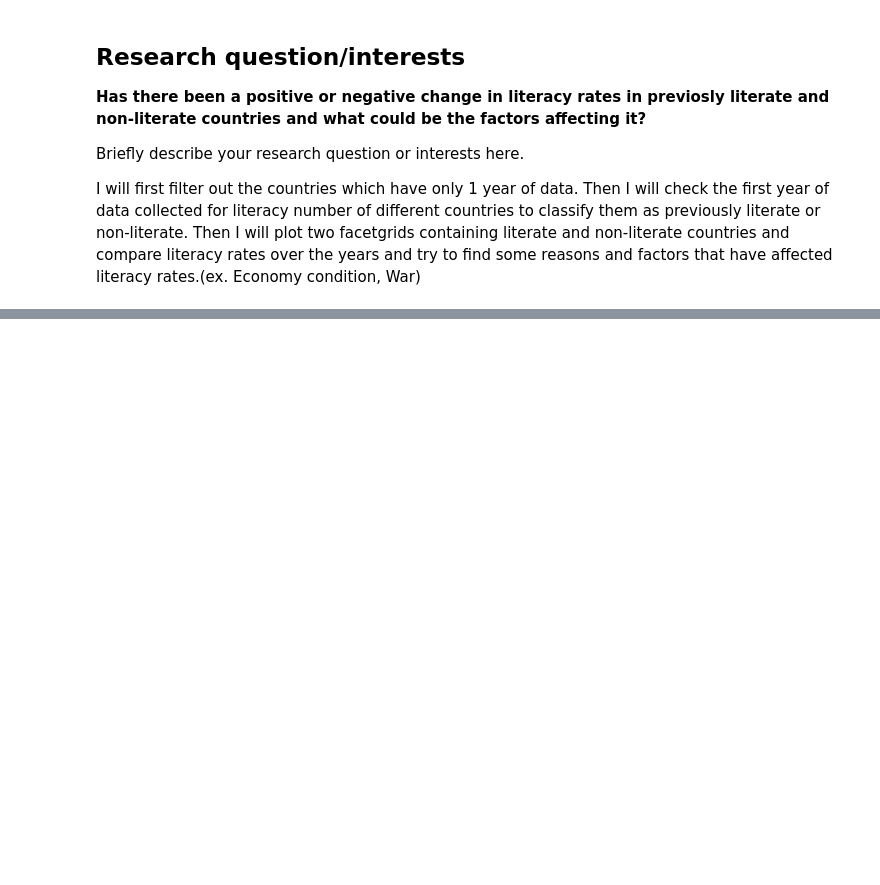
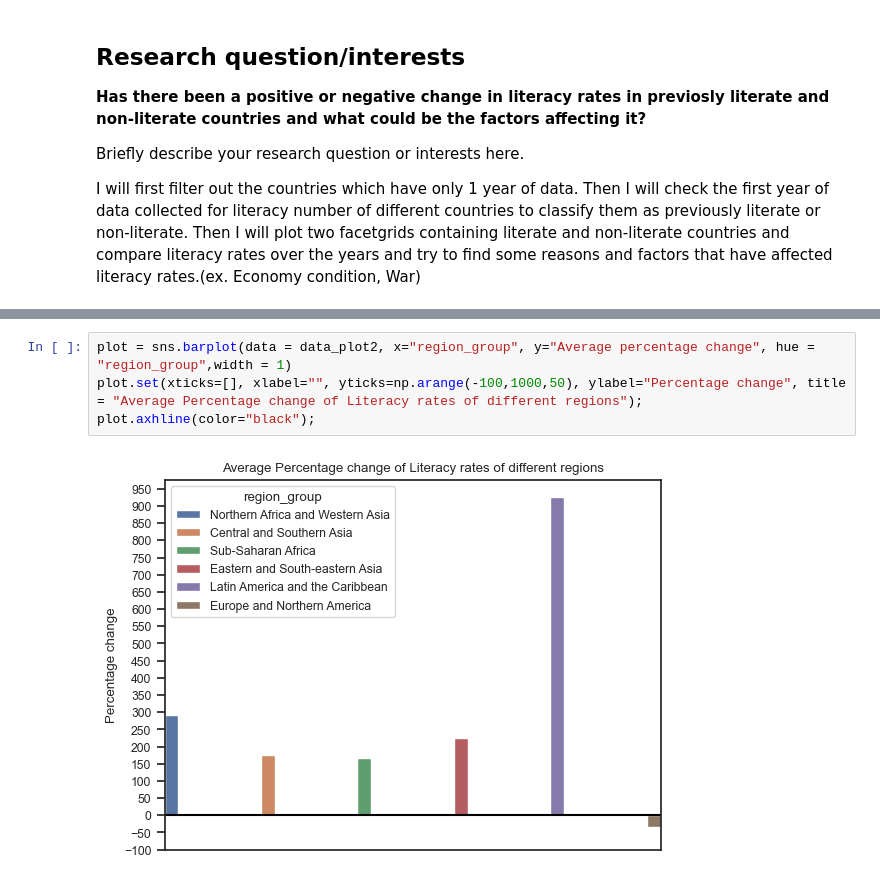
Before and after one commit to ubco-W2022T2-data301/project-group-group18, a Jupyter notebook: analysis/analysis1.ipynb, the cells around one changed output, grey strips where cells are left out. Cells and saved outputs as stored; diff of their text form; blank space fills up the shorter version.

```diff
--- a/analysis/analysis1.ipynb
+++ b/analysis/analysis1.ipynb
@@ -75,0 +41,6 @@ sns.barplot(data = data_plot2, x="region_group", y="Average percentage change")
+# %%
+plot = sns.barplot(data = data_plot2, x="region_group", y="Average percentage change", hue = "region_group",width = 1)
+plot.set(xticks=[], xlabel="", yticks=np.arange(-100,1000,50), ylabel="Percentage change", title = "Average Percentage change of Literacy rates of different regions");
+plot.axhline(color="black");
+# %% [output]
+[figure, added]
```
Also changed, not shown: parts of 10 cells of this notebook, 1 other file.
